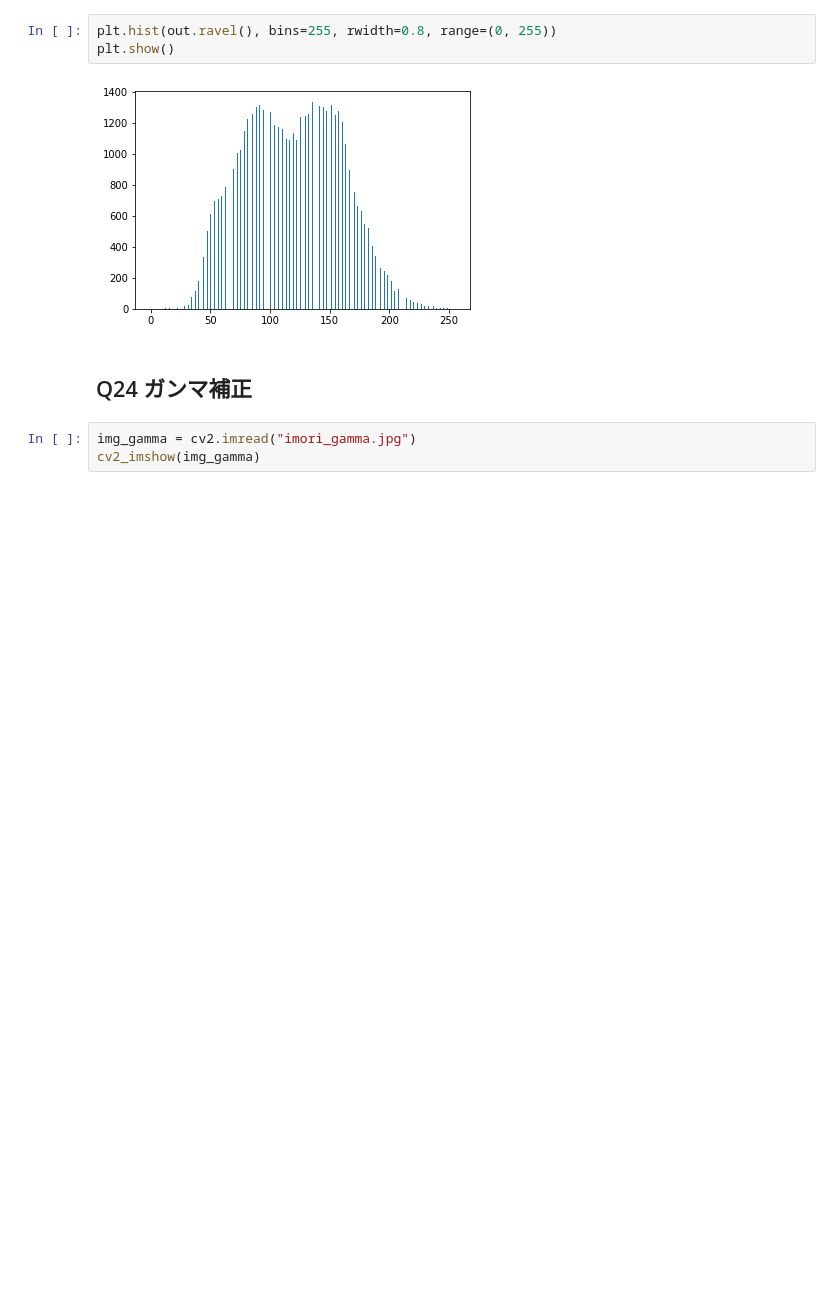
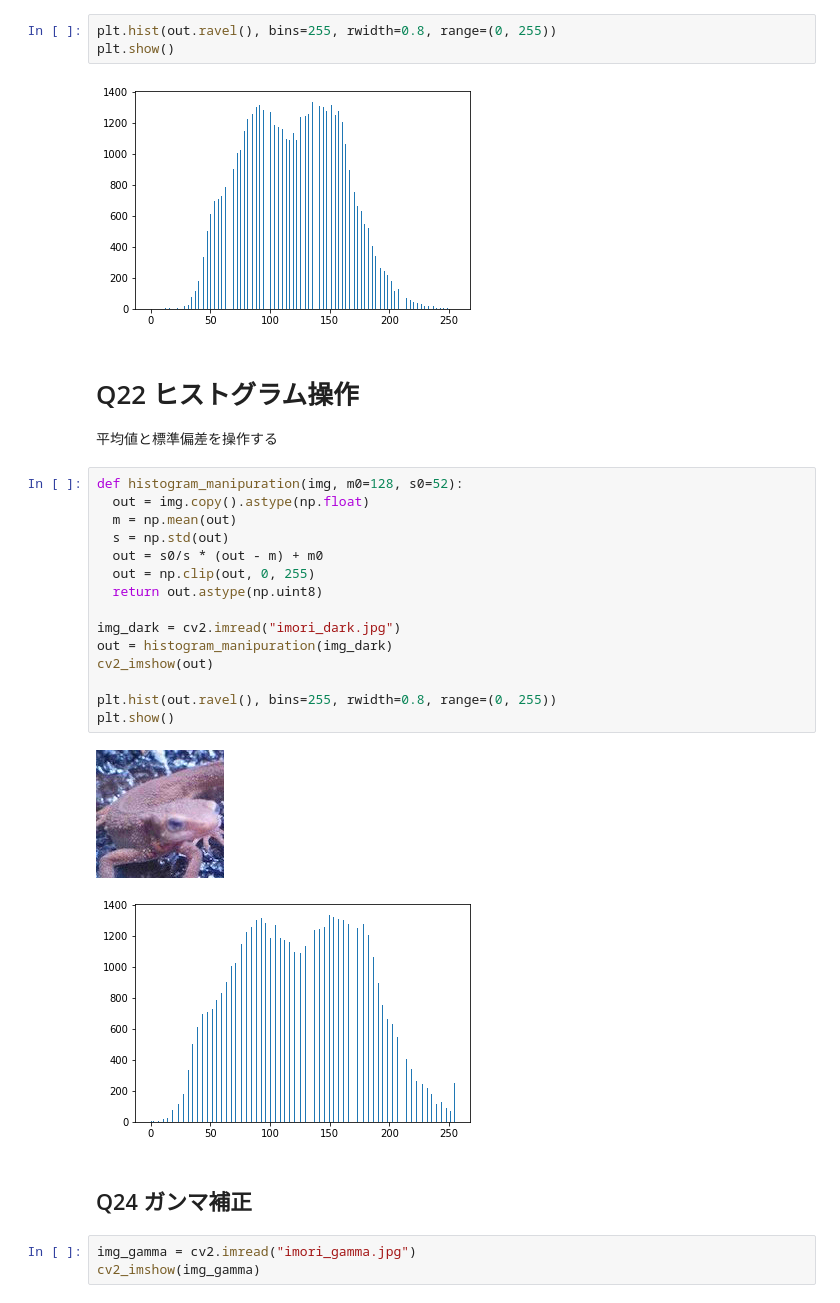
Before and after one commit to whatalnk/Gasyori100knock, a Jupyter notebook: notebooks/Question_21_30.ipynb, the cells around one changed output. Drawn from its saved outputs; the diff is of its cells as text; blank space fills up the shorter version.

Commit message:
Q22 histogram manipulation (mean, sd)

```diff
--- a/notebooks/Question_21_30.ipynb
+++ b/notebooks/Question_21_30.ipynb
@@ -142,6 +142,28 @@ plt.hist(out.ravel(), bins=255, rwidth=0.8, range=(0, 255))
 plt.show()
 # %% [output]
 [figure]
+# %% [markdown]
+# Q22 ヒストグラム操作
+
+平均値と標準偏差を操作する
+# %%
+def histogram_manipuration(img, m0=128, s0=52):
+  out = img.copy().astype(np.float)
+  m = np.mean(out)
+  s = np.std(out)
+  out = s0/s * (out - m) + m0
+  out = np.clip(out, 0, 255)
+  return out.astype(np.uint8)
+
+img_dark = cv2.imread("imori_dark.jpg")
+out = histogram_manipuration(img_dark)
+cv2_imshow(out)
+
+plt.hist(out.ravel(), bins=255, rwidth=0.8, range=(0, 255))
+plt.show()
+# %% [output]
+[figure, added]
+[figure, added]
 # %% [markdown]
 ## Q24 ガンマ補正
 # %%
```
